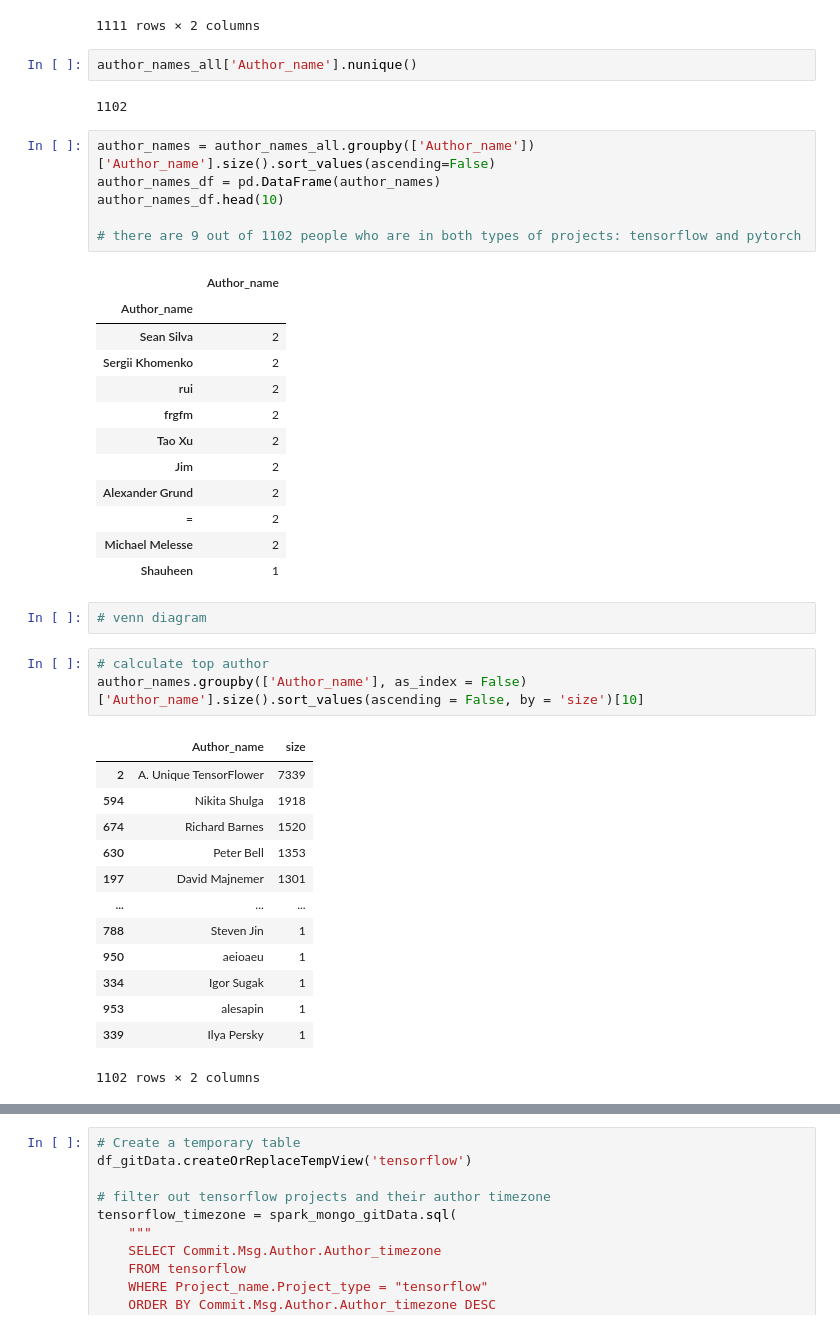
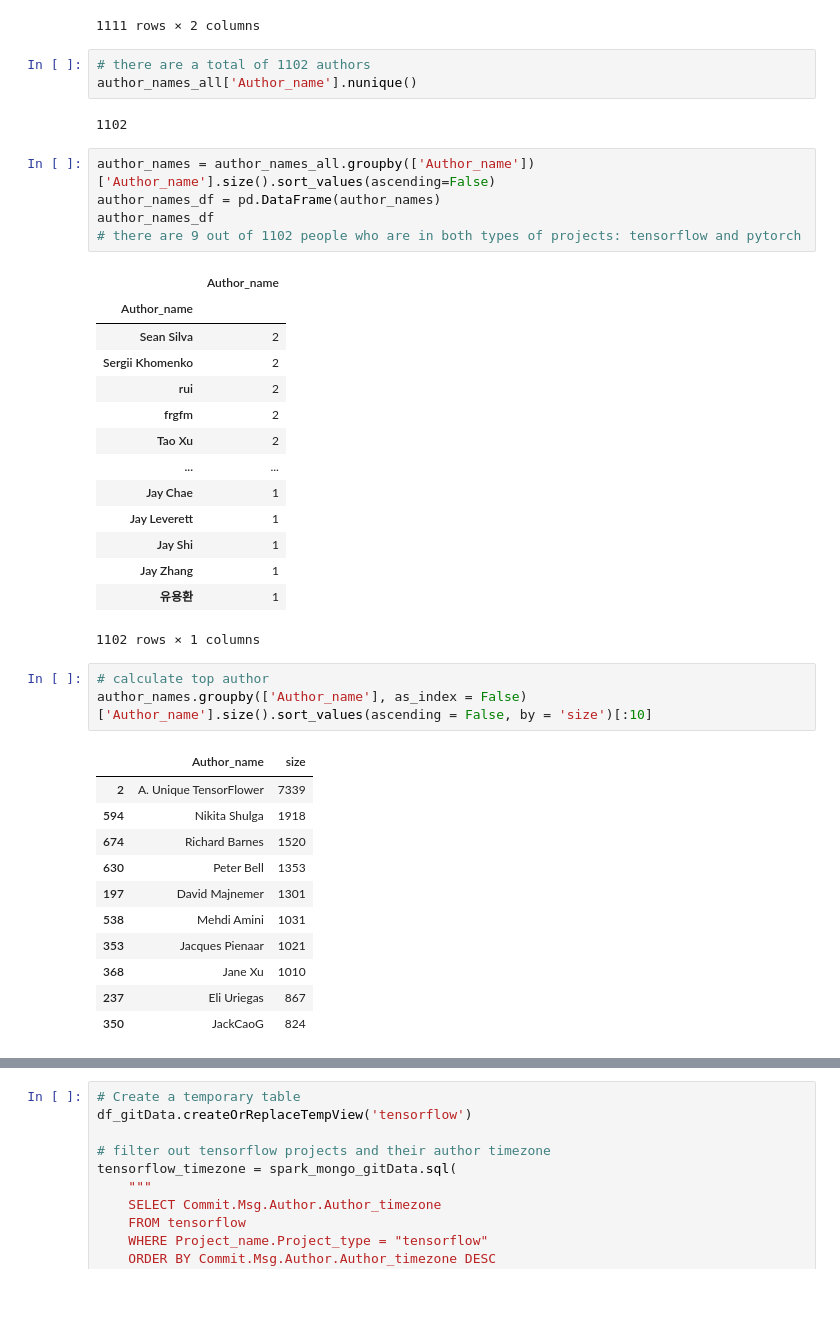
Before and after one commit to crystalwongcy/database_management, a Jupyter notebook: DMS.ipynb, the cells around one changed output, grey strips where cells are left out. Cells and saved outputs as stored; diff of their text form; blank space fills up the shorter version.

```diff
--- a/DMS.ipynb
+++ b/DMS.ipynb
@@ -881,14 +865,14 @@ author_names_all
 | 1110 | Sean Silva | tensorflow |
 1111 rows × 2 columns
 # %%
+# there are a total of 1102 authors
 author_names_all['Author_name'].nunique()
 # %% [output]
 1102
 # %%
 author_names = author_names_all.groupby(['Author_name'])['Author_name'].size().sort_values(ascending=False)
 author_names_df = pd.DataFrame(author_names)
-author_names_df.head(10)
-
+author_names_df
 # there are 9 out of 1102 people who are in both types of projects: tensorflow and pytorch
 # %% [output]
 |  | Author_name |
@@ -898,29 +882,27 @@ author_names_df.head(10)
 | rui | 2 |
 | frgfm | 2 |
 | Tao Xu | 2 |
-| Jim | 2 |
-| Alexander Grund | 2 |
-| = | 2 |
-| Michael Melesse | 2 |
-| Shauheen | 1 |
+| ... | ... |
+| Jay Chae | 1 |
+| Jay Leverett | 1 |
+| Jay Shi | 1 |
+| Jay Zhang | 1 |
+| 유용환 | 1 |
+1102 rows × 1 columns
-# %%
-# venn diagram
 # %%
 # calculate top author
-author_names.groupby(['Author_name'], as_index = False)['Author_name'].size().sort_values(ascending = False, by = 'size')[10]
+author_names.groupby(['Author_name'], as_index = False)['Author_name'].size().sort_values(ascending = False, by = 'size')[:10]
 # %% [output]
 |  | Author_name | size |
 | 2 | A. Unique TensorFlower | 7339 |
 | 594 | Nikita Shulga | 1918 |
 | 674 | Richard Barnes | 1520 |
 | 630 | Peter Bell | 1353 |
 | 197 | David Majnemer | 1301 |
-| ... | ... | ... |
-| 788 | Steven Jin | 1 |
-| 950 | aeioaeu | 1 |
-| 334 | Igor Sugak | 1 |
-| 953 | alesapin | 1 |
-| 339 | Ilya Persky | 1 |
+| 538 | Mehdi Amini | 1031 |
+| 353 | Jacques Pienaar | 1021 |
+| 368 | Jane Xu | 1010 |
+| 237 | Eli Uriegas | 867 |
+| 350 | JackCaoG | 824 |
-1102 rows × 2 columns
 # %%
 # calculate top committer
```
Also changed, not shown: parts of 13 cells of this notebook.
